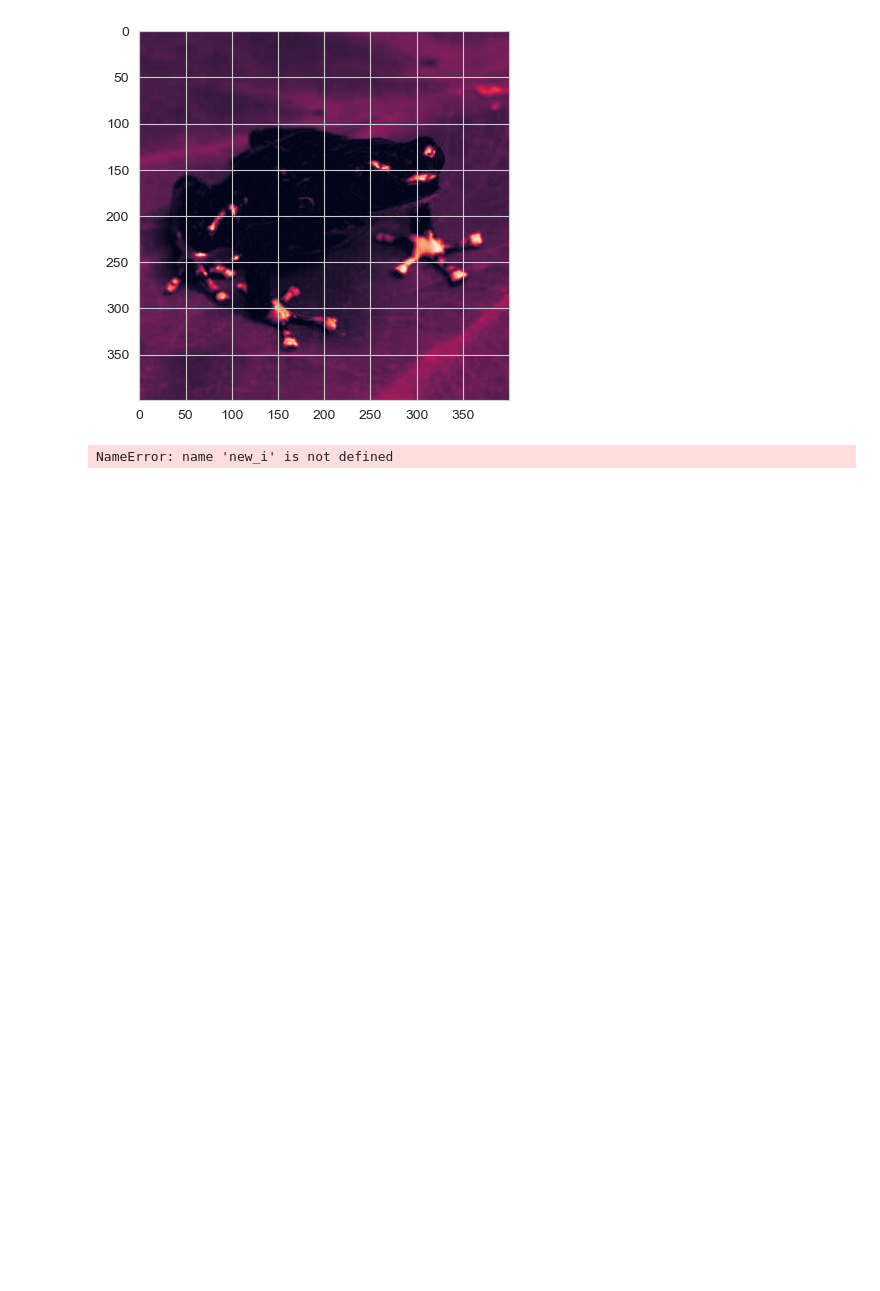
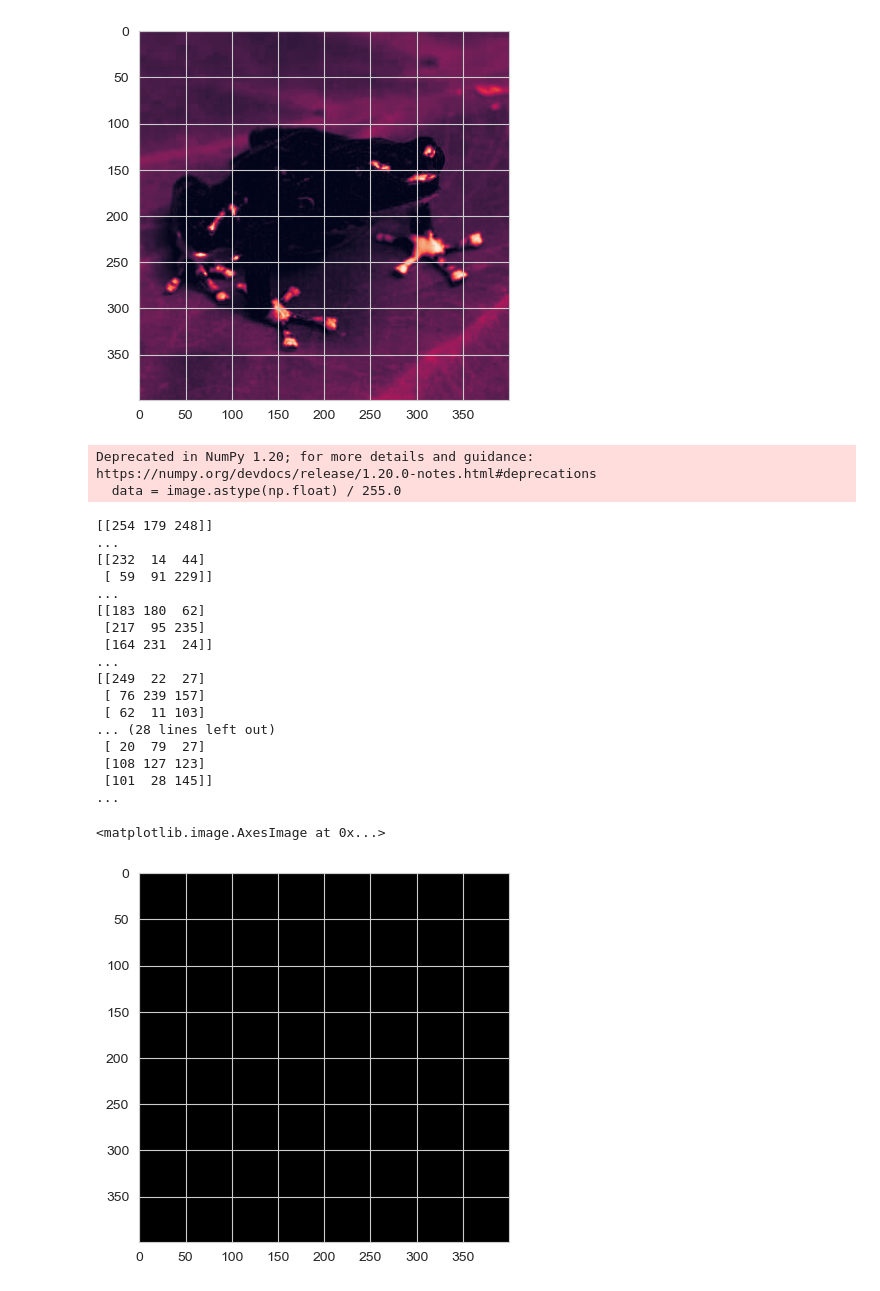
Before and after one commit to afrincon2/Machine_learning, a Jupyter notebook: Clustering/K-Means-Ex.ipynb, the cells around one changed output. Drawn from its saved outputs; the diff is of its cells as text; code cells hidden in the pictures; blank space fills up the shorter version.

```diff
--- a/Clustering/K-Means-Ex.ipynb
+++ b/Clustering/K-Means-Ex.ipynb
@@ -314,17 +321,71 @@ def assign(centroids,data):
 #     - k. The problem with K-Means is that it needs a hyperparameter k, selected by the user.
 #     - image.
 #Returns a segmented image.
-def k_means(k,image):
-    #Generate the centroids. Randomly. Our centroids are three dimensional.
-    centroids = {i+1:[np.random.randint(255),np.random.randint(255),np.random.randint(255)]for i in range(k)}
+def k_means(k, image):
+    # Generate the centroids. Randomly. Our centroids are three dimensional.
+    centroids = np.random.randint(0, 255, size=(k, 3))
+    # Convert the image to a three-dimensional numpy array, and normalize it
+    data = image.astype(np.float) / 255.0
+    #print(data)
+    print(centroids)
+    print("...")
+    # Create an empty array for storing the labels
+    labels = np.zeros((image.shape[0], image.shape[1]), dtype=np.uint8)
+    #print(labels)
+    # Run the K-Means algorithm
+    max_iterations = 100
+    for i in range(max_iterations):
+        # Assign each pixel to the closest centroid
+        labels_new = assign(centroids, [data, labels])
 
-    return new_i
+        # If the labels have not changed, stop
+        if np.all(labels_new == labels):
+            break
+        else:
+            labels = labels_new
+
+        # Compute the new centroids
+        centroids_new = compute_centroids(centroids, [data, labels])
+
+        # If the centroids have not changed, stop
+        if np.allclose(centroids_new, centroids):
+            break
+        else:
+            centroids = centroids_new
+
+    # Convert the labels
+    seg_img = np.zeros_like(image)
+    for i in range(k):
+        seg_img[labels == i] = centroids[i]
+
+    return seg_img
 # %%
 #Get 8 new images, with a different number of clusters
 images = []
 for k in range(1,9):
     images.append(k_means(k,img))
+plt.imshow(images[6].astype('uint8'))
 # %% [output]
-NameError: name 'new_i' is not defined
+Deprecated in NumPy 1.20; for more details and guidance: https://numpy.org/devdocs/release/1.20.0-notes.html#deprecations
+  data = image.astype(np.float) / 255.0
+[[254 179 248]]
+...
+[[232  14  44]
+ [ 59  91 229]]
+...
+[[183 180  62]
+ [217  95 235]
+ [164 231  24]]
+...
+[[249  22  27]
+ [ 76 239 157]
+ [ 62  11 103]
+... (28 lines left out)
+ [ 20  79  27]
+ [108 127 123]
+ [101  28 145]]
+...
+<matplotlib.image.AxesImage at 0x...>
+[figure, added]
 # %%
 #Method for showing the comparison of the images
```
Also changed, not shown: parts of 11 cells of this notebook.
